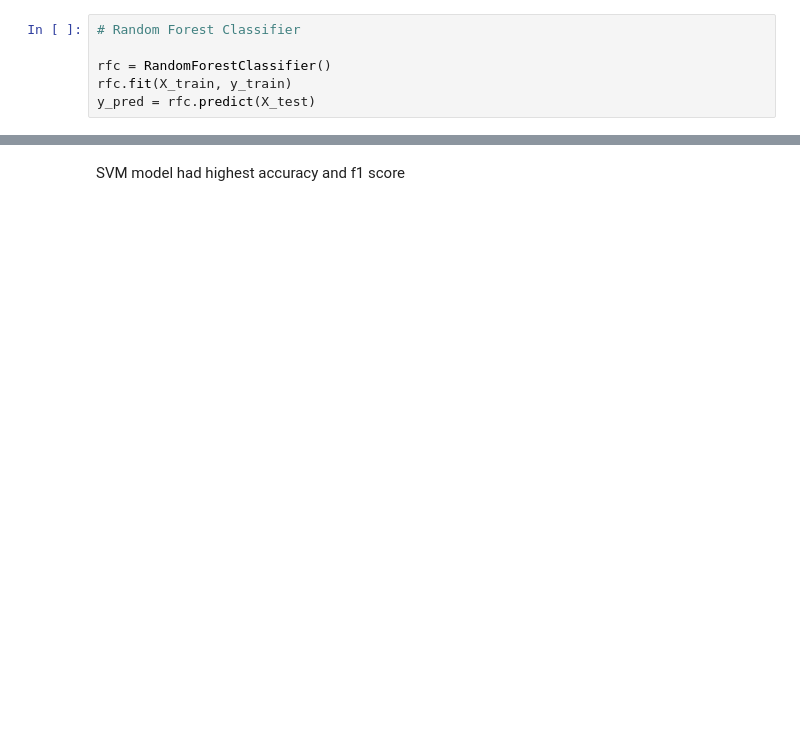
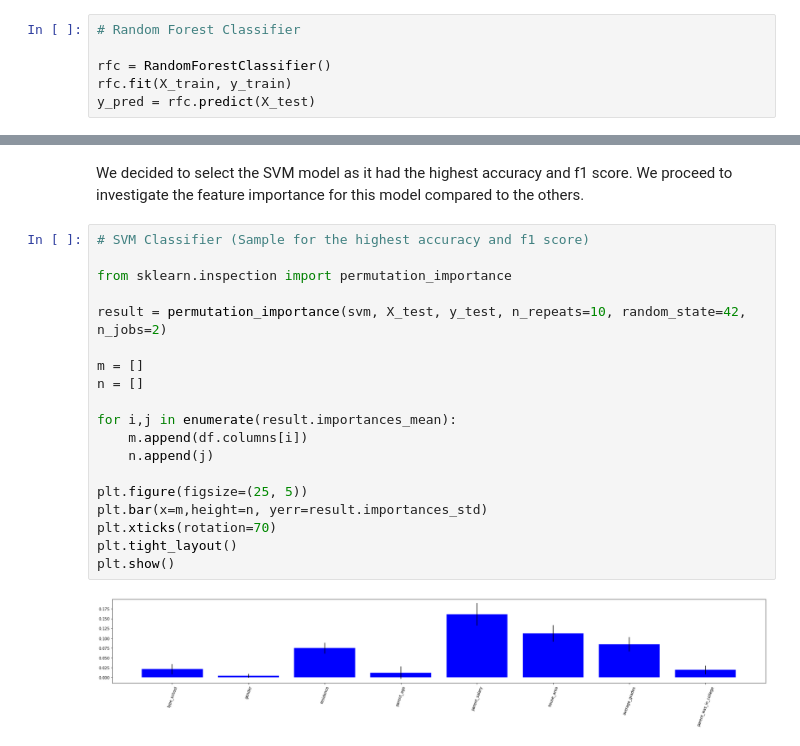
Before and after one commit to jonathanho168/haii-final-project, a Jupyter notebook: predicting_student_enrollment_college.ipynb, the cells around one changed output, grey strips where cells are left out. Drawn from its saved outputs; the diff is of its cells as text; blank space fills up the shorter version.

```diff
--- a/predicting_student_enrollment_college.ipynb
+++ b/predicting_student_enrollment_college.ipynb
@@ -339,2 +355,23 @@ The Confusion Matrix:
-# %% [markdown]
-SVM model had highest accuracy and f1 score
+# %% [markdown]
+We decided to select the SVM model as it had the highest accuracy and f1 score. We proceed to investigate the feature importance for this model compared to the others.
+# %%
+# SVM Classifier (Sample for the highest accuracy and f1 score)
+
+from sklearn.inspection import permutation_importance
+
+result = permutation_importance(svm, X_test, y_test, n_repeats=10, random_state=42, n_jobs=2)
+
+m = []
+n = []
+
+for i,j in enumerate(result.importances_mean):
+    m.append(df.columns[i])
+    n.append(j)
+
+plt.figure(figsize=(25, 5))
+plt.bar(x=m,height=n, yerr=result.importances_std)
+plt.xticks(rotation=70)
+plt.tight_layout()
+plt.show()
+# %% [output]
+[figure, added]
```
Also changed, not shown: parts of 36 cells of this notebook, 2 other files.
